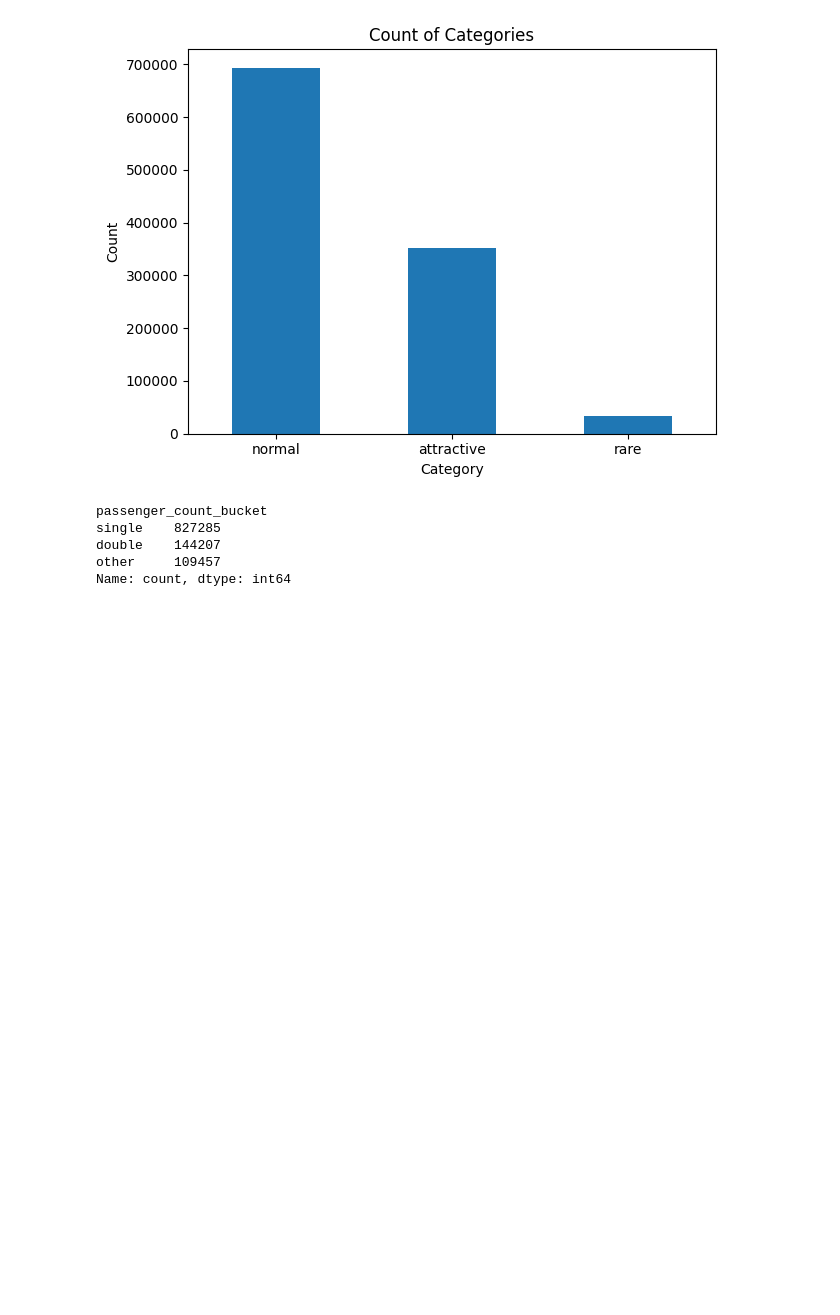
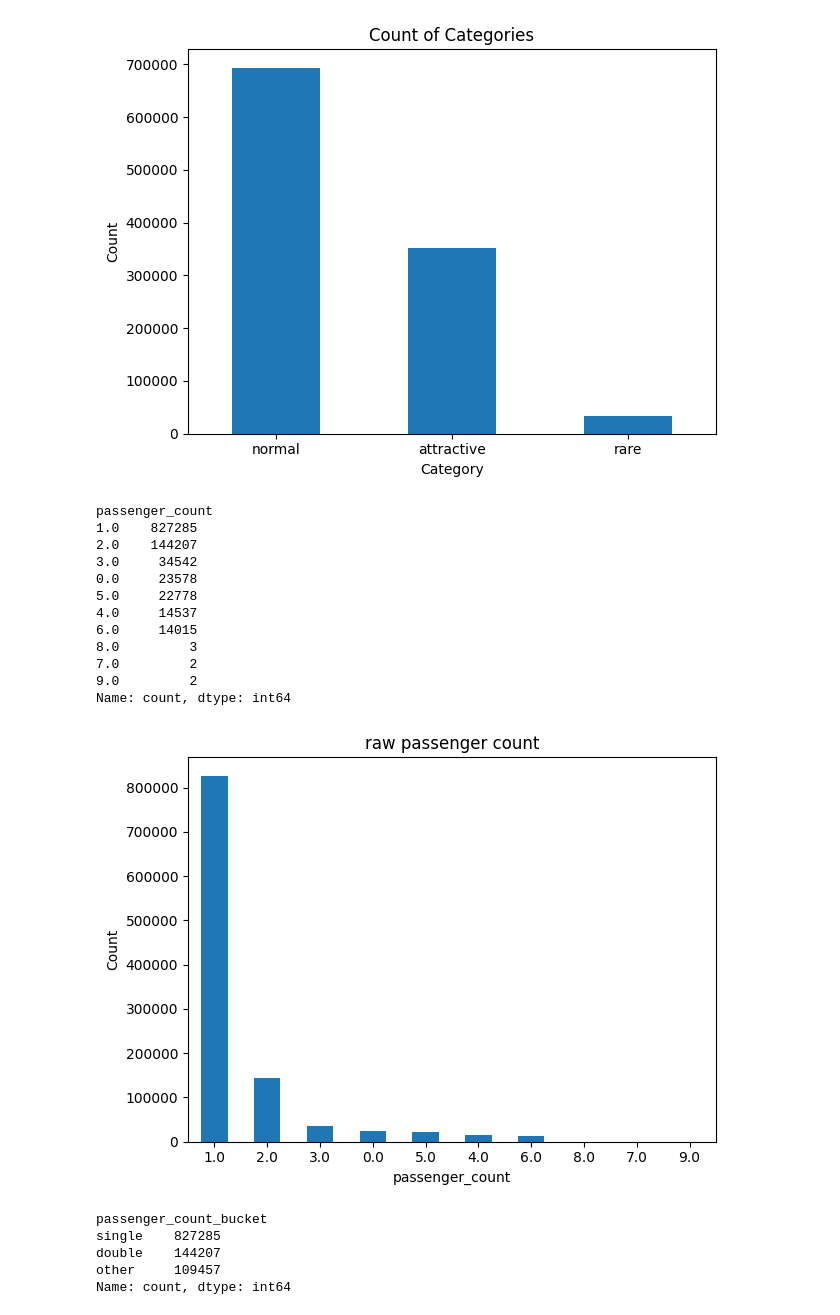
Before and after one commit to xuanntm/DSA5208_Project1, a Jupyter notebook: z_data_analyze.ipynb, the cells around one changed output. Saved outputs shown, nothing was run; the diff lists cells and outputs as text; code cells hidden in the pictures; blank space fills up the shorter version.

```diff
--- a/z_data_analyze.ipynb
+++ b/z_data_analyze.ipynb
@@ -71,6 +71,33 @@ attractive    352504
 rare           34453
 Name: count, dtype: int64
 [figure]
+# %%
+category_passenger_count = df['passenger_count'].value_counts()
+
+# Print the result
+print(category_passenger_count)
+
+# Plotting as a bar chart
+category_passenger_count.plot(kind='bar', title='raw passenger count')
+plt.xlabel('passenger_count')
+plt.ylabel('Count')
+plt.xticks(rotation=0) # Keeps labels horizontal
+plt.tight_layout() # Adjusts plot to prevent labels from overlapping
+plt.show()
+# %% [output]
+passenger_count
+1.0    827285
+2.0    144207
+3.0     34542
+0.0     23578
+5.0     22778
+4.0     14537
+6.0     14015
+8.0         3
+7.0         2
+9.0         2
+Name: count, dtype: int64
+[figure, added]
 # %%
 def bucket_passenger_count(df, col="passenger_count"):
     """
```
Also changed, not shown: parts of 7 cells of this notebook, 1 other file.
